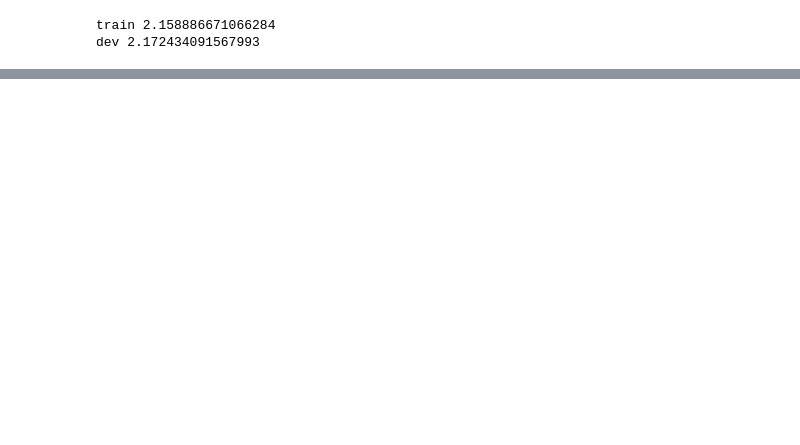
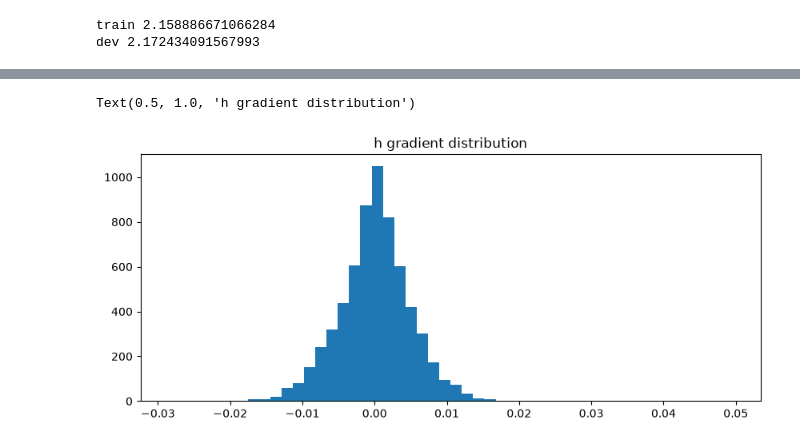
Before and after one commit to altugikiz/DL-from-scratch, a Jupyter notebook: 04-makemore-mlp-internals/makemore_internals.ipynb, the cells around one changed output, grey strips where cells are left out. Saved outputs shown, nothing was run; the diff lists cells and outputs as text; code cells hidden in the pictures; blank space fills up the shorter version.

```diff
--- a/04-makemore-mlp-internals/makemore_internals.ipynb
+++ b/04-makemore-mlp-internals/makemore_internals.ipynb
@@ -268,0 +277,7 @@ dev 2.172434091567993
+# %%
+plt.figure(figsize=(10, 4))
+plt.hist(h.grad.view(-1).tolist(), 50)
+plt.title('h gradient distribution')
+# %% [output]
+Text(0.5, 1.0, 'h gradient distribution')
+[figure, added]
```
Also changed, not shown: parts of 2 cells of this notebook.
